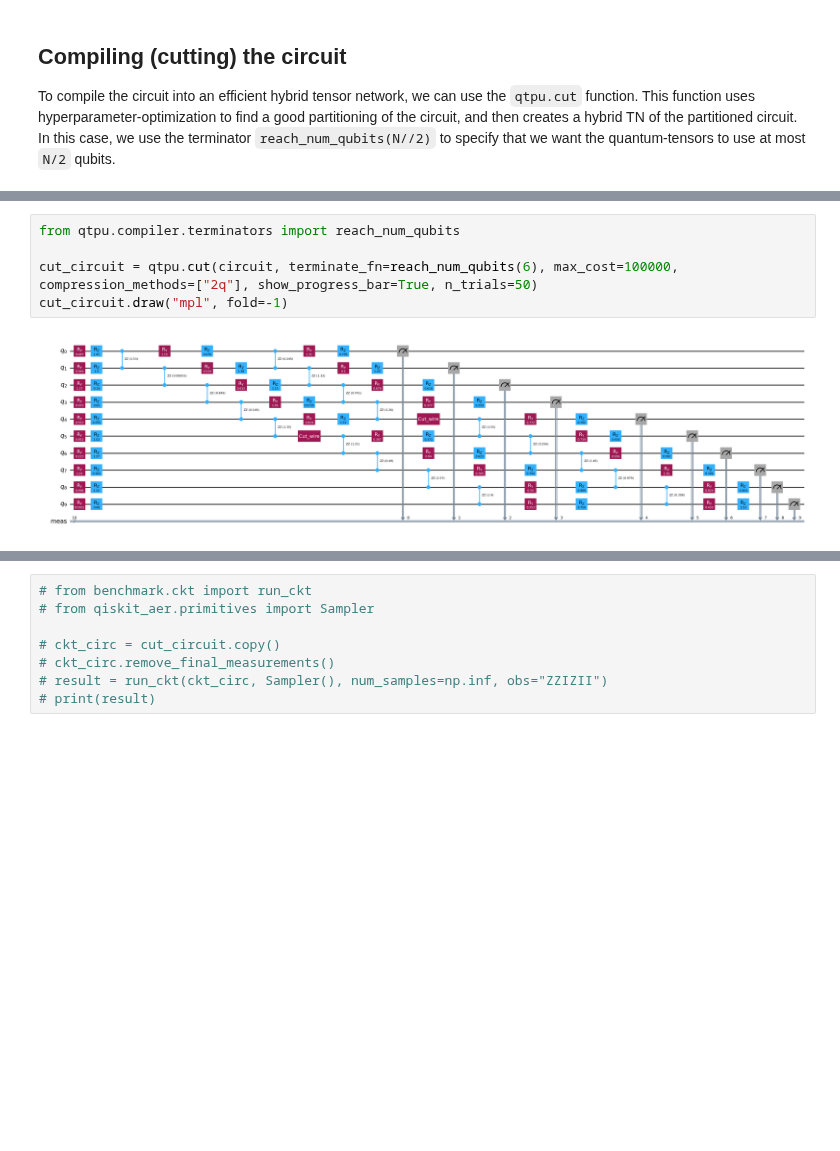
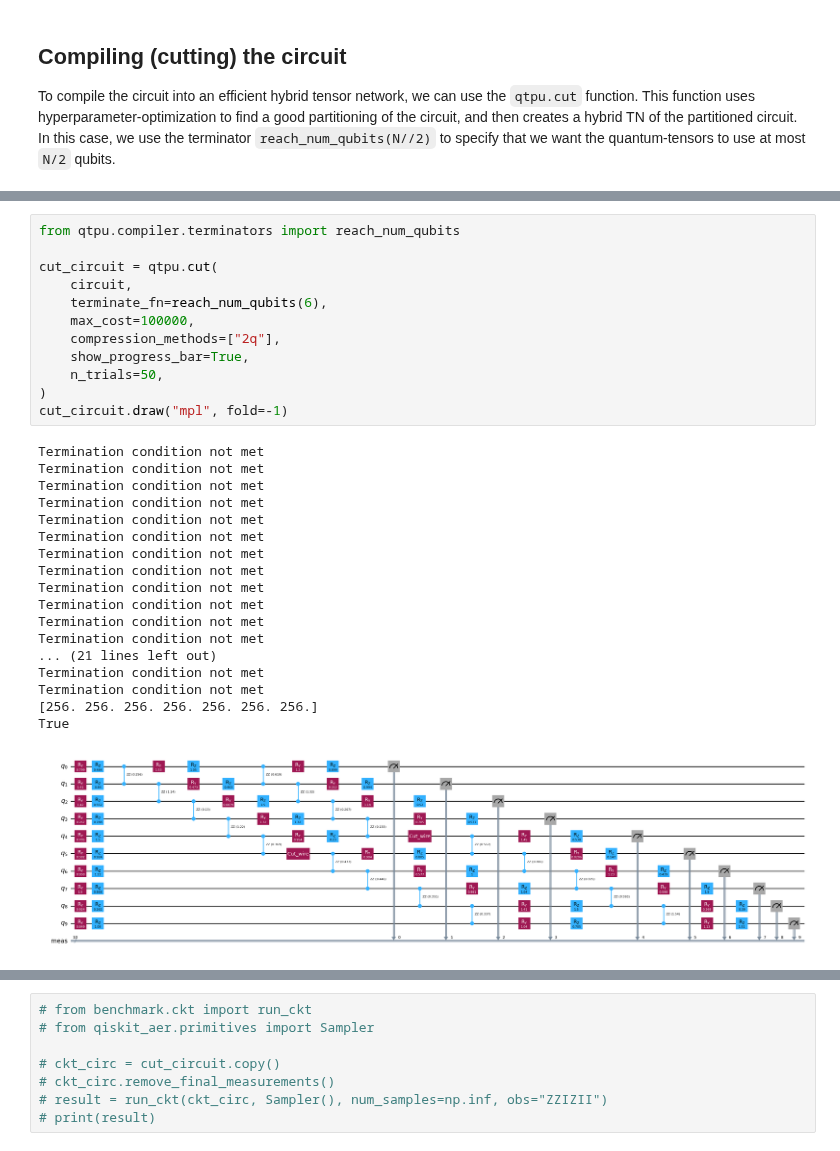
Before and after one commit to nathanieltornow/qtpu, a Jupyter notebook: docs/01_basics.ipynb, the cells around one changed output, grey strips where cells are left out. Drawn from its saved outputs; the diff is of its cells as text; blank space fills up the shorter version.

```diff
--- a/docs/01_basics.ipynb
+++ b/docs/01_basics.ipynb
@@ -51,10 +51,34 @@ expval_quimb(cc)
 # %%
 from qtpu.compiler.terminators import reach_num_qubits
 
-cut_circuit = qtpu.cut(circuit, terminate_fn=reach_num_qubits(6), max_cost=100000, compression_methods=["2q"], show_progress_bar=True, n_trials=50)
+cut_circuit = qtpu.cut(
+    circuit,
+    terminate_fn=reach_num_qubits(6),
+    max_cost=100000,
+    compression_methods=["2q"],
+    show_progress_bar=True,
+    n_trials=50,
+)
 cut_circuit.draw("mpl", fold=-1)
 # %% [output]
+Termination condition not met
+Termination condition not met
+Termination condition not met
+Termination condition not met
+Termination condition not met
+Termination condition not met
+Termination condition not met
+Termination condition not met
+Termination condition not met
+Termination condition not met
+Termination condition not met
+Termination condition not met
+... (21 lines left out)
+Termination condition not met
+Termination condition not met
+[256. 256. 256. 256. 256. 256. 256.]
+True
-[figure, old version]
+[figure, new version]
 # %%
 from qtpu.circuit import circuit_to_hybrid_tn, cuts_to_moves
 
```
Also changed, not shown: parts of 6 cells of this notebook, 43 other files.
